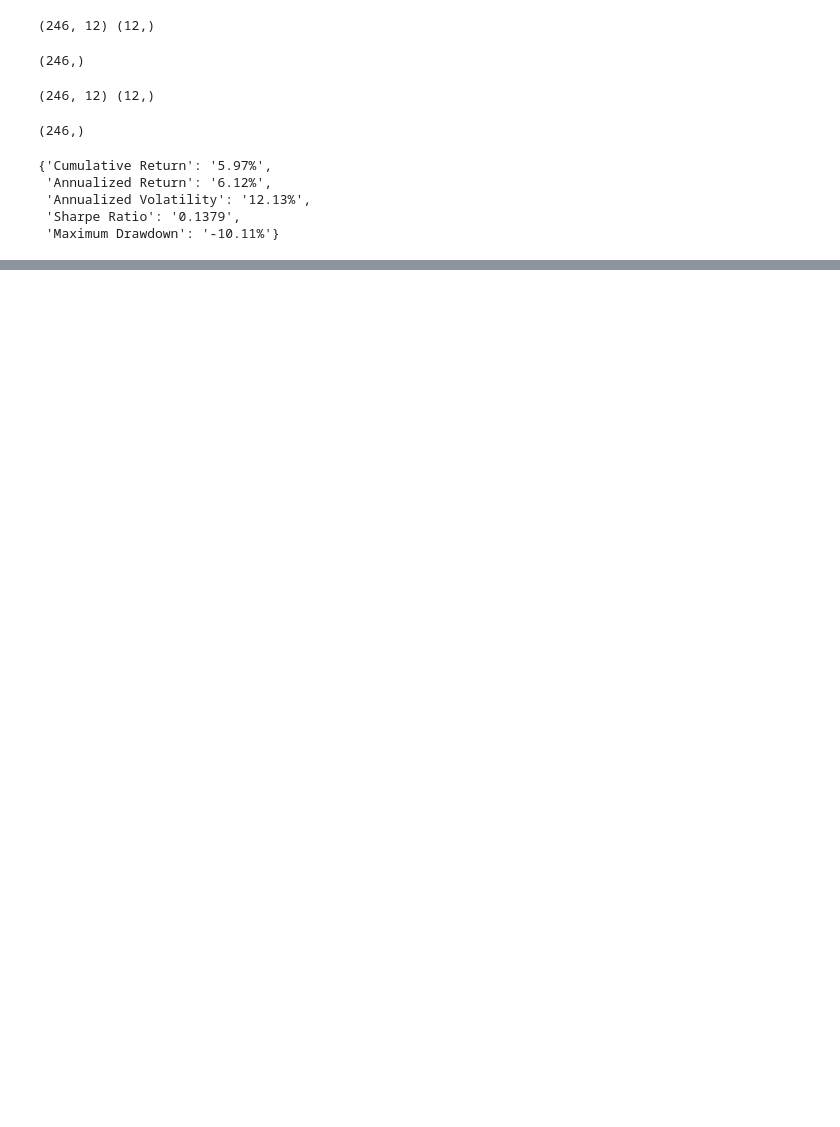
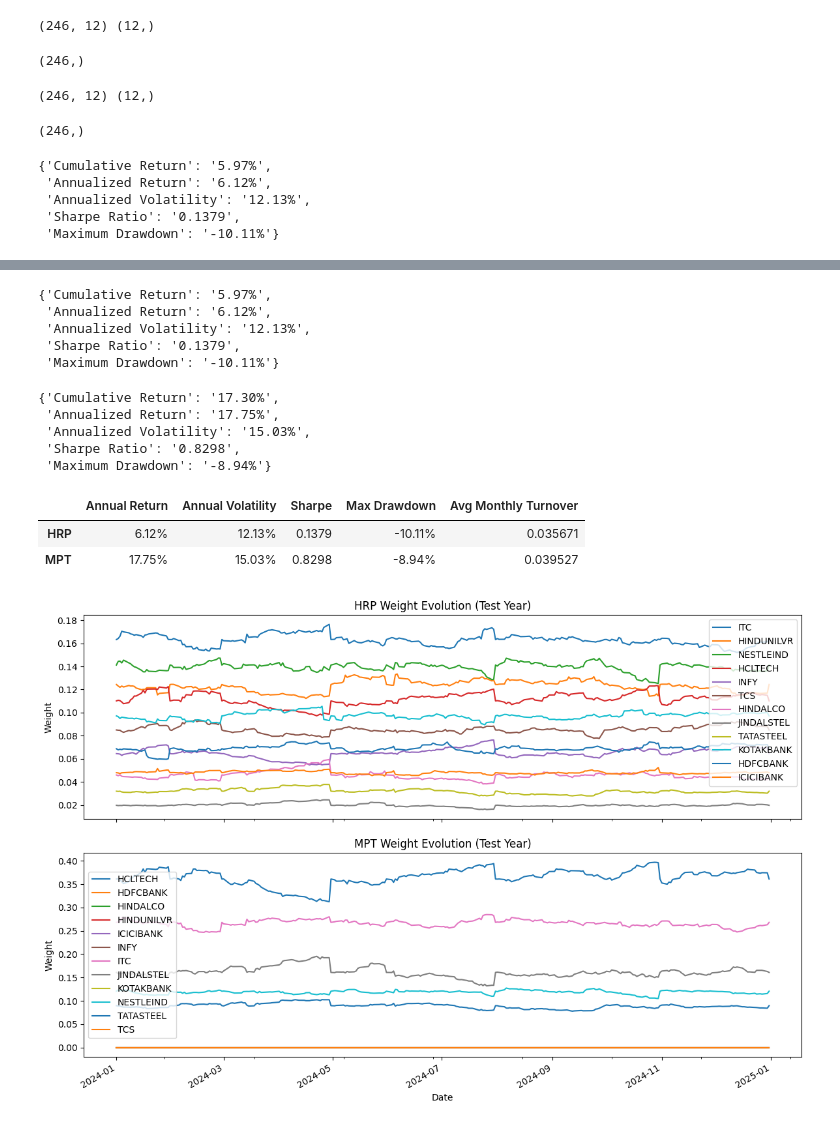
Before and after one commit to usnaveen/DA6701-Data-Science-and-AI-in-Finance, a Jupyter notebook: Assignment3/assignment3_part2/src/Person3_HRP_Data_and_Clustering.ipynb, the cells around one changed output, grey strips where cells are left out. Drawn from its saved outputs; the diff is of its cells as text; code cells hidden in the pictures; blank space fills up the shorter version.

Commit message:
modifications; compared portfolio turnover for HRP and MPT (max Sharpe)

```diff
--- a/Assignment3/assignment3_part2/src/Person3_HRP_Data_and_Clustering.ipynb
+++ b/Assignment3/assignment3_part2/src/Person3_HRP_Data_and_Clustering.ipynb
@@ -1204,14 +1313,34 @@ plt.show()
+# %%
+hrp_metrics
+# %% [output]
+{'Cumulative Return': '5.97%',
+ 'Annualized Return': '6.12%',
+ 'Annualized Volatility': '12.13%',
+ 'Sharpe Ratio': '0.1379',
+ 'Maximum Drawdown': '-10.11%'}
+# %%
+mpt_metrics
+# %% [output]
+{'Cumulative Return': '17.30%',
+ 'Annualized Return': '17.75%',
+ 'Annualized Volatility': '15.03%',
+ 'Sharpe Ratio': '0.8298',
+ 'Maximum Drawdown': '-8.94%'}
 # %%
-mpt_stats=hrp_metrics
+
 final_comparison = pd.DataFrame({
-    "Annual Return": [hrp_metrics[0], mpt_stats[0]],
-    "Annual Volatility": [hrp_metrics[1], mpt_stats[1]],
-    "Sharpe": [hrp_metrics[2], mpt_stats[2]],
-    "Max Drawdown": [hrp_metrics[4], mpt_stats[4]],
-    "Avg Monthly Turnover": [hrp_monthly_turnover.mean(), 0]
+    "Annual Return": [hrp_metrics['Annualized Return'], mpt_metrics['Annualized Return']],
+    "Annual Volatility": [hrp_metrics['Annualized Volatility'], mpt_metrics['Annualized Volatility']],
+    "Sharpe": [hrp_metrics['Sharpe Ratio'], mpt_metrics['Sharpe Ratio']],
+    "Max Drawdown": [hrp_metrics['Maximum Drawdown'], mpt_metrics['Maximum Drawdown']],
+    "Avg Monthly Turnover": [hrp_monthly_turnover.mean(), mpt_monthly_turnover.mean()]
 }, index=["HRP", "MPT"])
 
-print(final_comparison)
+final_comparison
+# %% [output]
+|  | Annual Return | Annual Volatility | Sharpe | Max Drawdown | Avg Monthly Turnover |
+| HRP | 6.12% | 12.13% | 0.1379 | -10.11% | 0.035671 |
+| MPT | 17.75% | 15.03% | 0.8298 | -8.94% | 0.039527 |
 # %%
 def backtest_with_weight_tracking(returns, target_weights):
 
@@ -1221,7 +1350,7 @@ def backtest_with_weight_tracking(returns, target_weights):
     portfolio_returns = []
     weight_history = []
 
-    rebalance_dates = returns.resample('M').first().index
+    rebalance_dates = returns.resample('ME').first().index
     rebalance_dates = returns.index.intersection(rebalance_dates)
 
     for date in returns.index:
@@ -1259,17 +1388,19 @@ selected = ["HDFCBANK", "ICICIBANK", "KOTAKBANK"]
 # %%
 import matplotlib.pyplot as plt
 
 fig, axes = plt.subplots(2, 1, figsize=(12,8), sharex=True)
 
 # HRP
-hrp_weight_path[selected].plot(ax=axes[0])
+hrp_weight_path[:].plot(ax=axes[0])
 axes[0].set_title("HRP Weight Evolution (Test Year)")
 axes[0].set_ylabel("Weight")
 
 # MPT
-mpt_weight_path[selected].plot(ax=axes[1])
+mpt_weight_path[:].plot(ax=axes[1])
 axes[1].set_title("MPT Weight Evolution (Test Year)")
 axes[1].set_ylabel("Weight")
 
 plt.tight_layout()
 plt.show()
+# %% [output]
+[figure, added]
```
Also changed, not shown: parts of 17 cells of this notebook, 11 other files.
